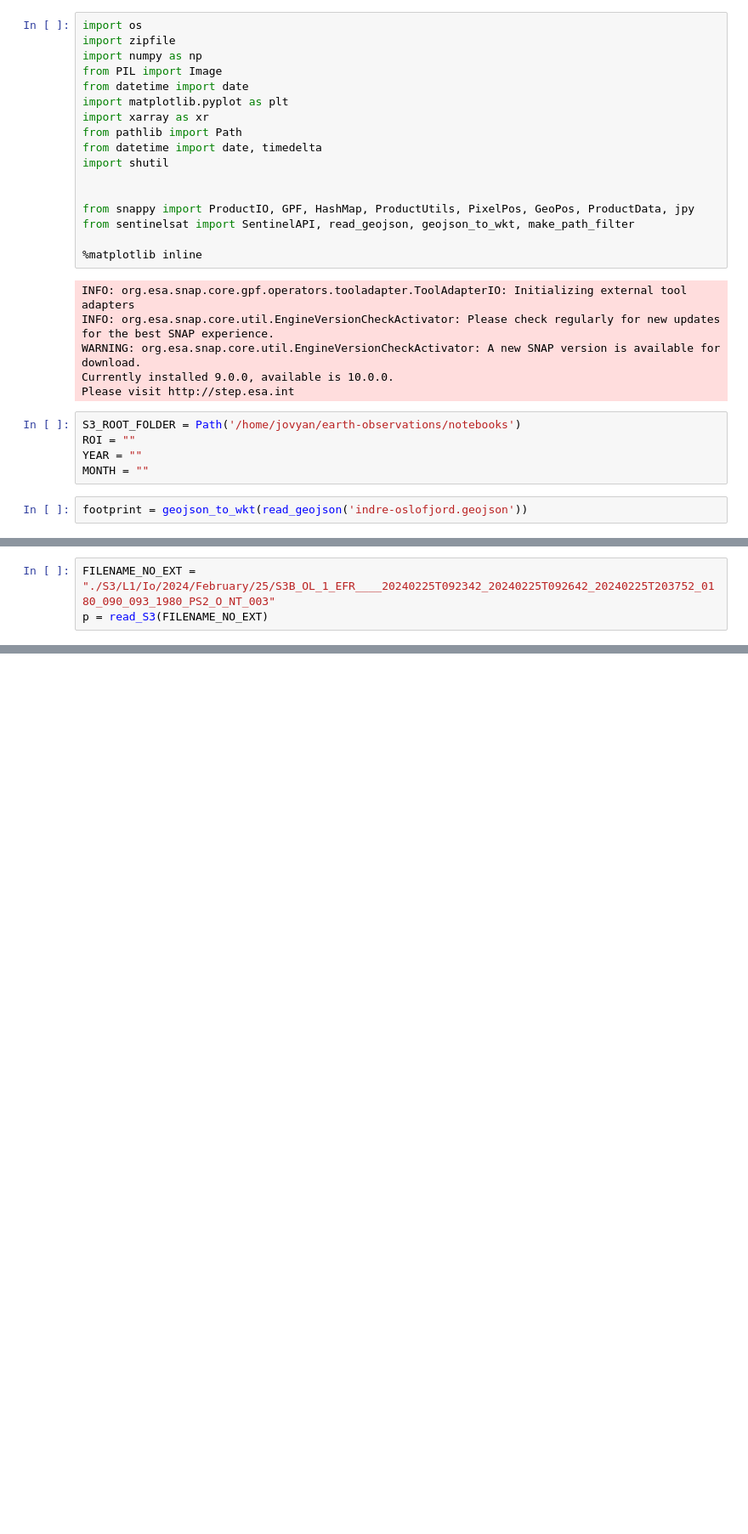
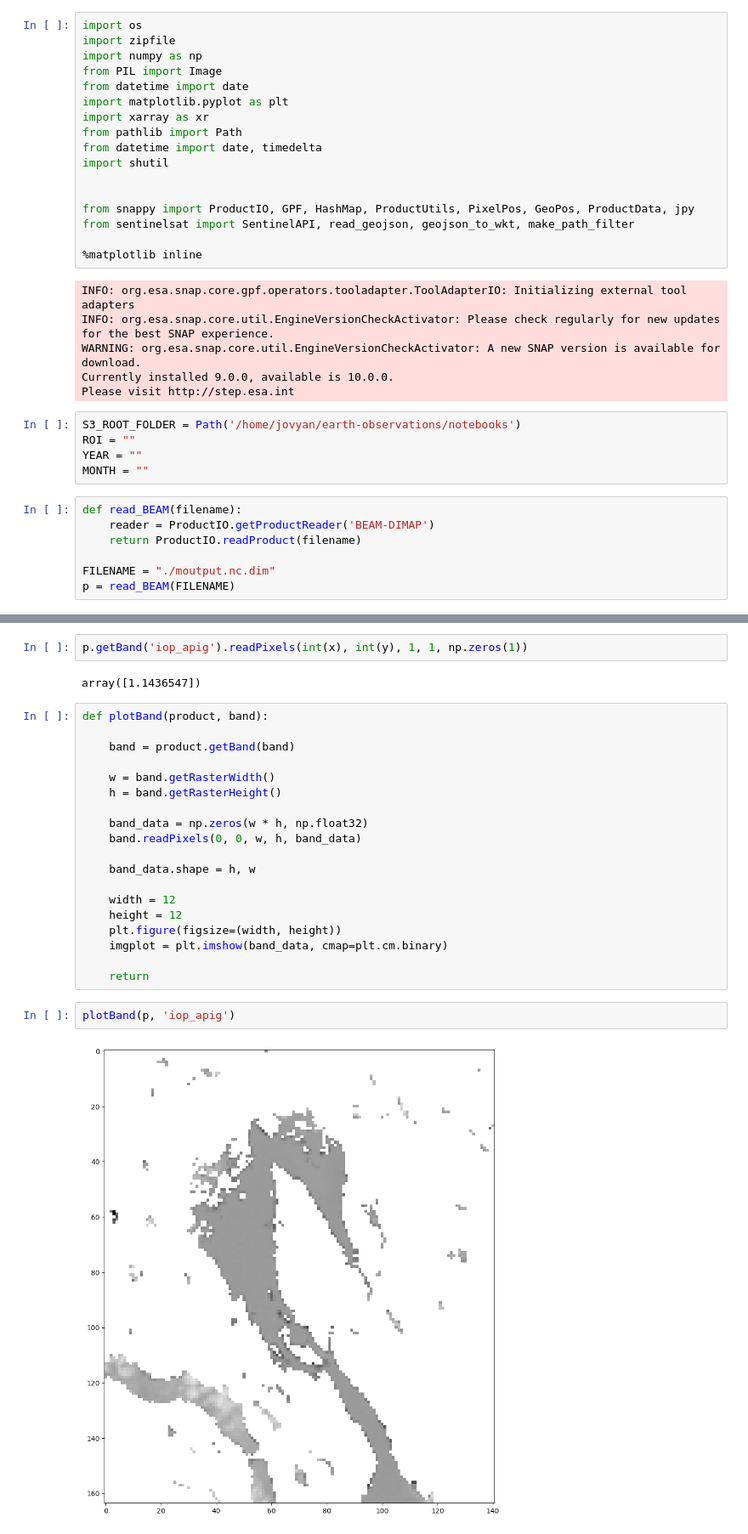
Before and after one commit to NIVANorge/earth-observations, a Jupyter notebook: notebooks/process_S3_L2_to_L3.ipynb, the cells around one changed output, grey strips where cells are left out. Shown at 85% size. Saved outputs shown, nothing was run; the diff lists cells and outputs as text; blank space fills up the shorter version.

```diff
--- a/notebooks/process_S3_L2_to_L3.ipynb
+++ b/notebooks/process_S3_L2_to_L3.ipynb
@@ -27,4 +36,9 @@ ROI = ""
 YEAR = ""
 MONTH = ""
 # %%
-footprint = geojson_to_wkt(read_geojson('indre-oslofjord.geojson'))
+def read_BEAM(filename):
+    reader = ProductIO.getProductReader('BEAM-DIMAP')
+    return ProductIO.readProduct(filename)
+
+FILENAME = "./moutput.nc.dim"
+p = read_BEAM(FILENAME)
@@ -35,6 +45,3 @@ def read_S3(filename):
-# %%
-FILENAME_NO_EXT = "./S3/L1/Io/2024/February/25/S3B_OL_1_EFR____20240225T092342_20240225T092642_20240225T203752_0180_090_093_1980_PS2_O_NT_003"
-p = read_S3(FILENAME_NO_EXT)
 # %%
 print(list(p.getBandNames()))
 # %% [output]
@@ -51,0 +91,27 @@ def crop_product(product):
+# %%
+p.getBand('iop_apig').readPixels(int(x), int(y), 1, 1, np.zeros(1))
+# %% [output]
+array([1.1436547])
+# %%
+def plotBand(product, band):
+
+    band = product.getBand(band)
+
+    w = band.getRasterWidth()
+    h = band.getRasterHeight()
+
+    band_data = np.zeros(w * h, np.float32)
+    band.readPixels(0, 0, w, h, band_data)
+
+    band_data.shape = h, w
+
+    width = 12
+    height = 12
+    plt.figure(figsize=(width, height))
+    imgplot = plt.imshow(band_data, cmap=plt.cm.binary)
+
+    return
+# %%
+plotBand(p, 'iop_apig')
+# %% [output]
+[figure, added]
```
Also changed, not shown: parts of 9 cells of this notebook, 3 other files.
